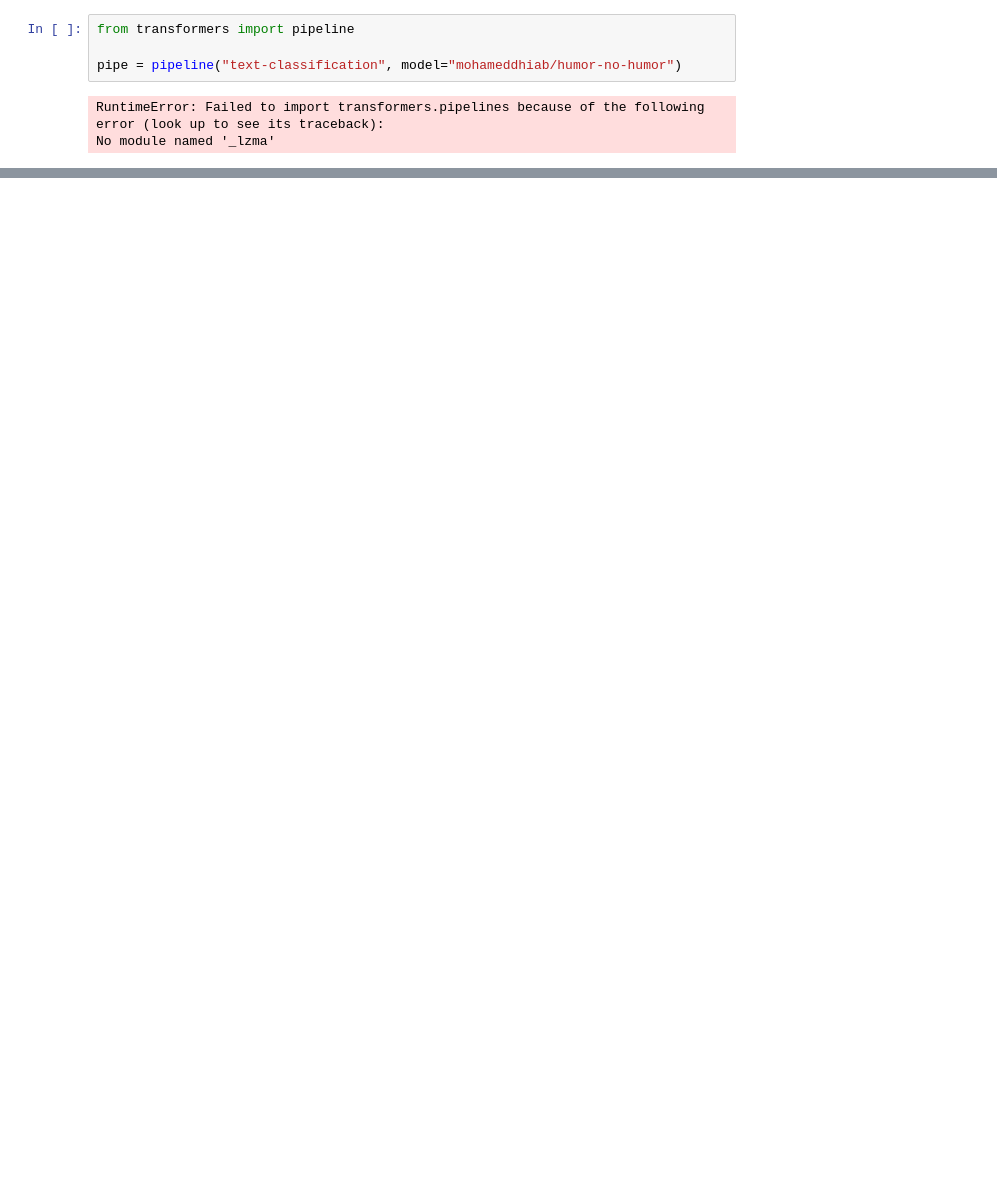
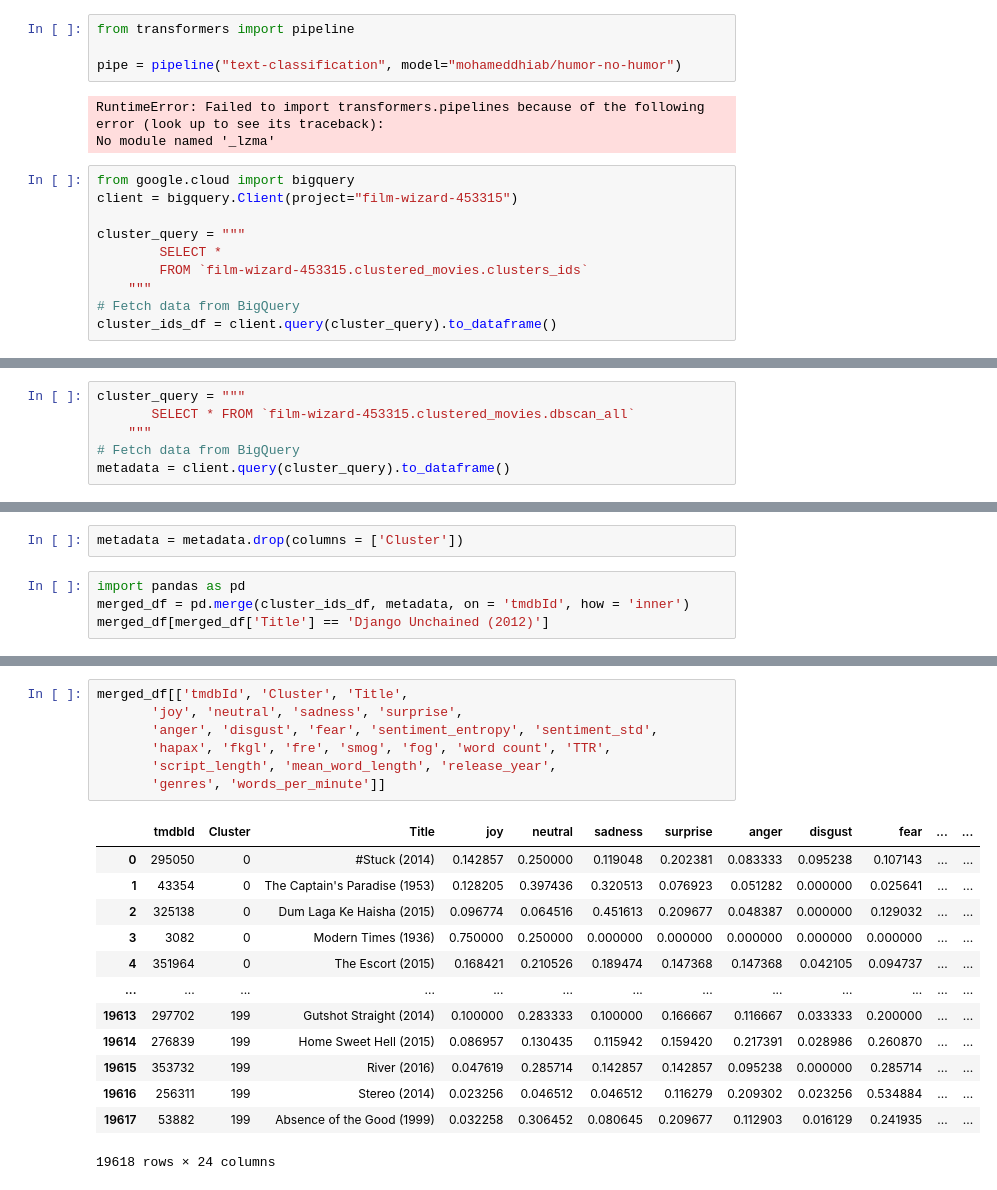
Before and after one commit to oliverramsaygray/film_wizard, a Jupyter notebook: notebooks/tigran_notebook.ipynb, the cells around one changed output, grey strips where cells are left out. Saved outputs shown, nothing was run; the diff lists cells and outputs as text; blank space fills up the shorter version.

```diff
--- a/notebooks/tigran_notebook.ipynb
+++ b/notebooks/tigran_notebook.ipynb
@@ -5,3 +5,13 @@ pipe = pipeline("text-classification", model="mohameddhiab/humor-no-humor")
 # %% [output]
 RuntimeError: Failed to import transformers.pipelines because of the following error (look up to see its traceback):
 No module named '_lzma'
+# %%
+from google.cloud import bigquery
+client = bigquery.Client(project="film-wizard-453315")
+
+cluster_query = """
+        SELECT *
+        FROM `film-wizard-453315.clustered_movies.clusters_ids`
+    """
+# Fetch data from BigQuery
+cluster_ids_df = client.query(cluster_query).to_dataframe()
@@ -7,0 +34,6 @@ No module named '_lzma'
+# %%
+cluster_query = """
+       SELECT * FROM `film-wizard-453315.clustered_movies.dbscan_all`
+    """
+# Fetch data from BigQuery
+metadata = client.query(cluster_query).to_dataframe()
@@ -7,0 +54,6 @@ No module named '_lzma'
+# %%
+metadata = metadata.drop(columns = ['Cluster'])
+# %%
+import pandas as pd
+merged_df = pd.merge(cluster_ids_df, metadata, on = 'tmdbId', how = 'inner')
+merged_df[merged_df['Title'] == 'Django Unchained (2012)']
@@ -7,0 +186,21 @@ No module named '_lzma'
+# %%
+merged_df[['tmdbId', 'Cluster', 'Title',
+       'joy', 'neutral', 'sadness', 'surprise',
+       'anger', 'disgust', 'fear', 'sentiment_entropy', 'sentiment_std',
+       'hapax', 'fkgl', 'fre', 'smog', 'fog', 'word count', 'TTR',
+       'script_length', 'mean_word_length', 'release_year',
+       'genres', 'words_per_minute']]
+# %% [output]
+|  | tmdbId | Cluster | Title | joy | neutral | sadness | surprise | anger | disgust | fear | ... | ... |
+| 0 | 295050 | 0 | #Stuck (2014) | 0.142857 | 0.250000 | 0.119048 | 0.202381 | 0.083333 | 0.095238 | 0.107143 | ... | ... |
+| 1 | 43354 | 0 | The Captain's Paradise (1953) | 0.128205 | 0.397436 | 0.320513 | 0.076923 | 0.051282 | 0.000000 | 0.025641 | ... | ... |
+| 2 | 325138 | 0 | Dum Laga Ke Haisha (2015) | 0.096774 | 0.064516 | 0.451613 | 0.209677 | 0.048387 | 0.000000 | 0.129032 | ... | ... |
+| 3 | 3082 | 0 | Modern Times (1936) | 0.750000 | 0.250000 | 0.000000 | 0.000000 | 0.000000 | 0.000000 | 0.000000 | ... | ... |
+| 4 | 351964 | 0 | The Escort (2015) | 0.168421 | 0.210526 | 0.189474 | 0.147368 | 0.147368 | 0.042105 | 0.094737 | ... | ... |
+| ... | ... | ... | ... | ... | ... | ... | ... | ... | ... | ... | ... | ... |
+| 19613 | 297702 | 199 | Gutshot Straight (2014) | 0.100000 | 0.283333 | 0.100000 | 0.166667 | 0.116667 | 0.033333 | 0.200000 | ... | ... |
+| 19614 | 276839 | 199 | Home Sweet Hell (2015) | 0.086957 | 0.130435 | 0.115942 | 0.159420 | 0.217391 | 0.028986 | 0.260870 | ... | ... |
+| 19615 | 353732 | 199 | River (2016) | 0.047619 | 0.285714 | 0.142857 | 0.142857 | 0.095238 | 0.000000 | 0.285714 | ... | ... |
+| 19616 | 256311 | 199 | Stereo (2014) | 0.023256 | 0.046512 | 0.046512 | 0.116279 | 0.209302 | 0.023256 | 0.534884 | ... | ... |
+| 19617 | 53882 | 199 | Absence of the Good (1999) | 0.032258 | 0.306452 | 0.080645 | 0.209677 | 0.112903 | 0.016129 | 0.241935 | ... | ... |
+19618 rows × 24 columns
```
Also changed, not shown: parts of 12 cells of this notebook, 2 other files.
